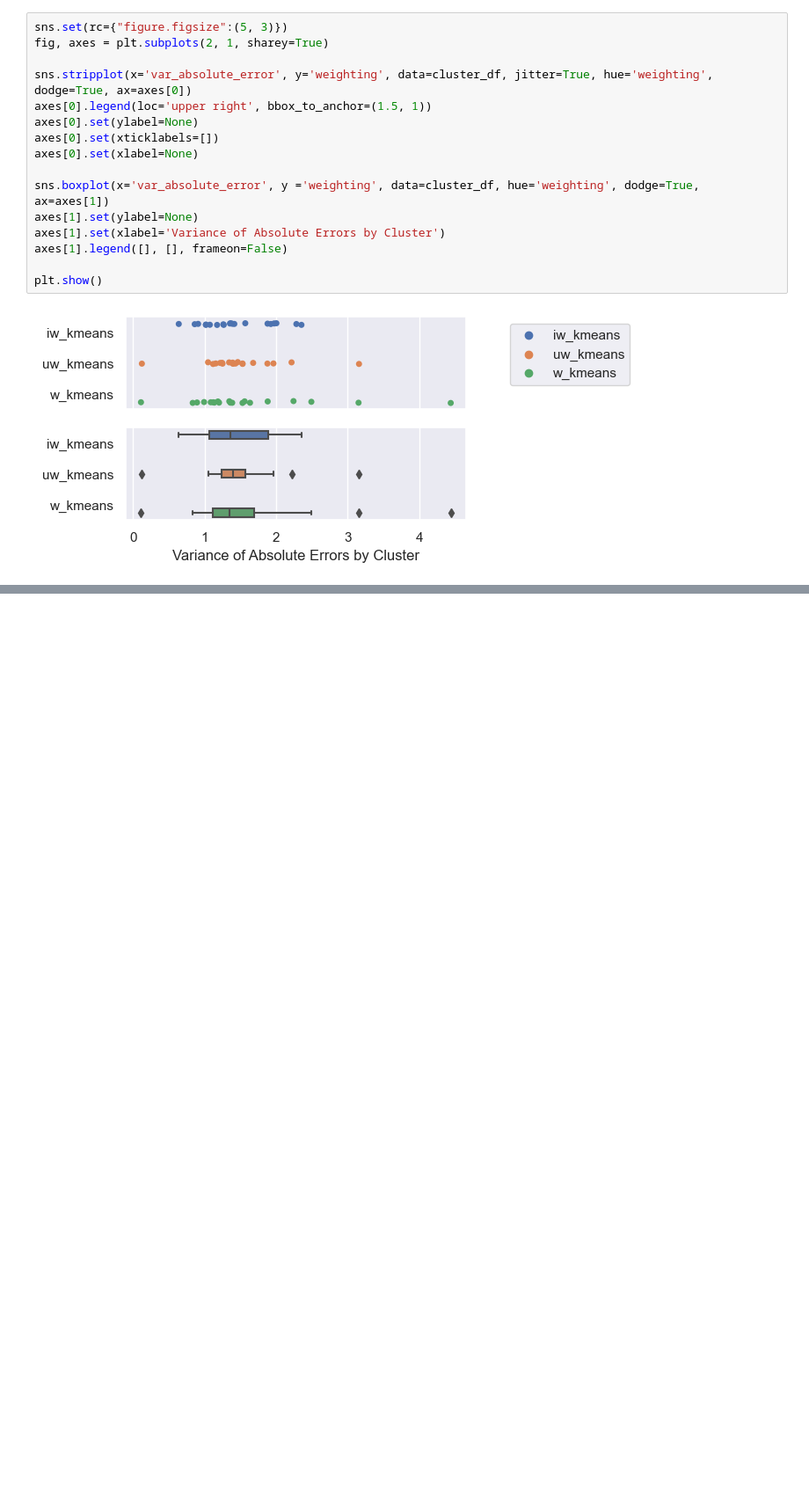
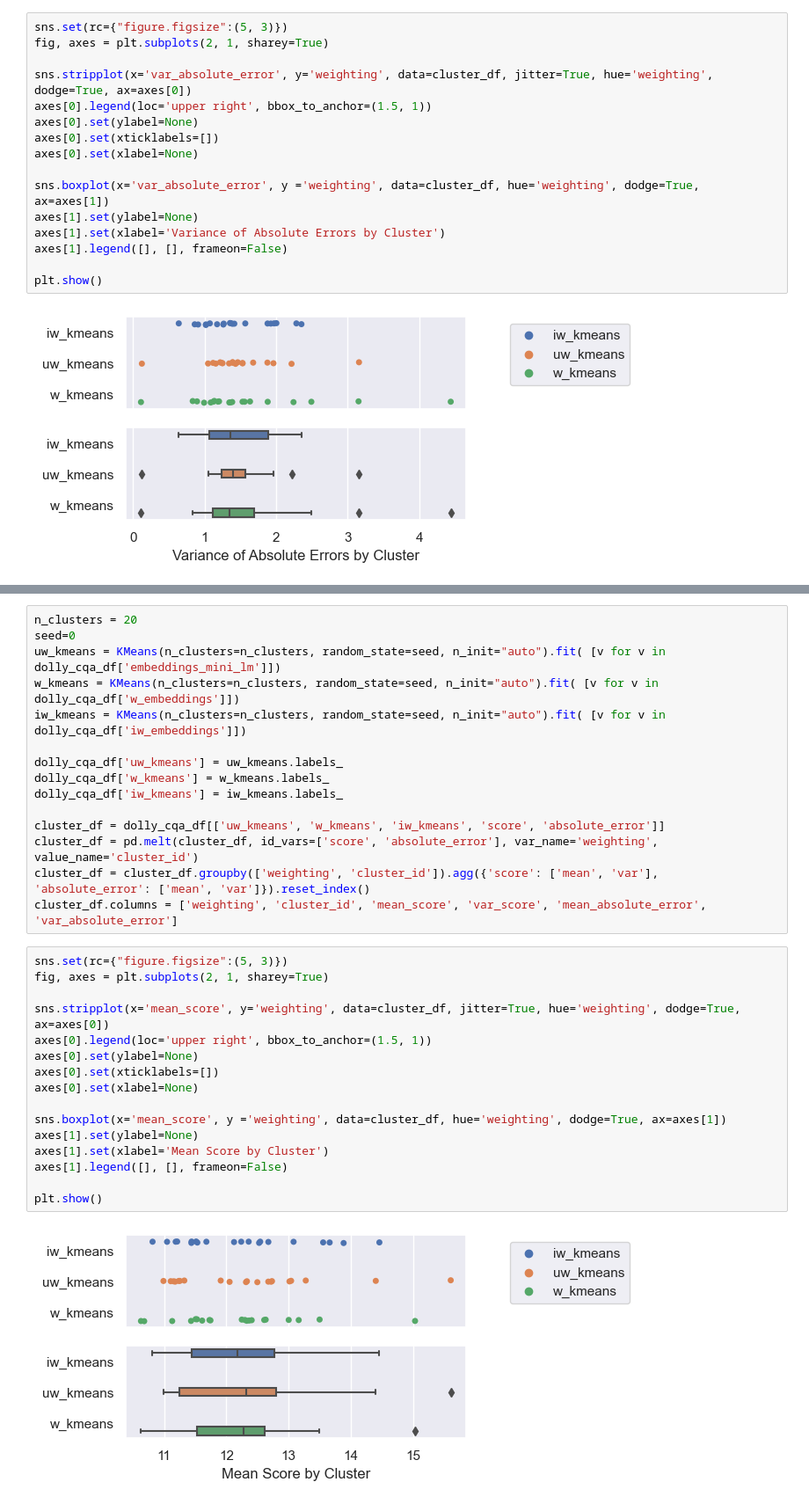
Before and after one commit to rmhorton/instruction_tuning, a Jupyter notebook: Aspect Aware Embeddings/03_Dolly_Regression_Experiments.ipynb, the cells around one changed output, grey strips where cells are left out. Shown: that part at 88% size. Cells and saved outputs as stored; diff of their text form; blank space fills up the shorter version.

```diff
--- a/Aspect Aware Embeddings/03_Dolly_Regression_Experiments.ipynb
+++ b/Aspect Aware Embeddings/03_Dolly_Regression_Experiments.ipynb
@@ -214,0 +261,33 @@ plt.show()
+# %%
+n_clusters = 20
+seed=0
+uw_kmeans = KMeans(n_clusters=n_clusters, random_state=seed, n_init="auto").fit( [v for v in dolly_cqa_df['embeddings_mini_lm']])
+w_kmeans = KMeans(n_clusters=n_clusters, random_state=seed, n_init="auto").fit( [v for v in dolly_cqa_df['w_embeddings']])
+iw_kmeans = KMeans(n_clusters=n_clusters, random_state=seed, n_init="auto").fit( [v for v in dolly_cqa_df['iw_embeddings']])
+
+dolly_cqa_df['uw_kmeans'] = uw_kmeans.labels_
+dolly_cqa_df['w_kmeans'] = w_kmeans.labels_
+dolly_cqa_df['iw_kmeans'] = iw_kmeans.labels_
+
+cluster_df = dolly_cqa_df[['uw_kmeans', 'w_kmeans', 'iw_kmeans', 'score', 'absolute_error']]
+cluster_df = pd.melt(cluster_df, id_vars=['score', 'absolute_error'], var_name='weighting', value_name='cluster_id')
+cluster_df = cluster_df.groupby(['weighting', 'cluster_id']).agg({'score': ['mean', 'var'], 'absolute_error': ['mean', 'var']}).reset_index()
+cluster_df.columns = ['weighting', 'cluster_id', 'mean_score', 'var_score', 'mean_absolute_error', 'var_absolute_error']
+# %%
+sns.set(rc={"figure.figsize":(5, 3)})
+fig, axes = plt.subplots(2, 1, sharey=True)
+
+sns.stripplot(x='mean_score', y='weighting', data=cluster_df, jitter=True, hue='weighting', dodge=True, ax=axes[0])
+axes[0].legend(loc='upper right', bbox_to_anchor=(1.5, 1))
+axes[0].set(ylabel=None)
+axes[0].set(xticklabels=[])
+axes[0].set(xlabel=None)
+
+sns.boxplot(x='mean_score', y ='weighting', data=cluster_df, hue='weighting', dodge=True, ax=axes[1])
+axes[1].set(ylabel=None)
+axes[1].set(xlabel='Mean Score by Cluster')
+axes[1].legend([], [], frameon=False)
+
+plt.show()
+# %% [output]
+[figure, added]
```
Also changed, not shown: parts of 7 cells of this notebook, 9 other files.
